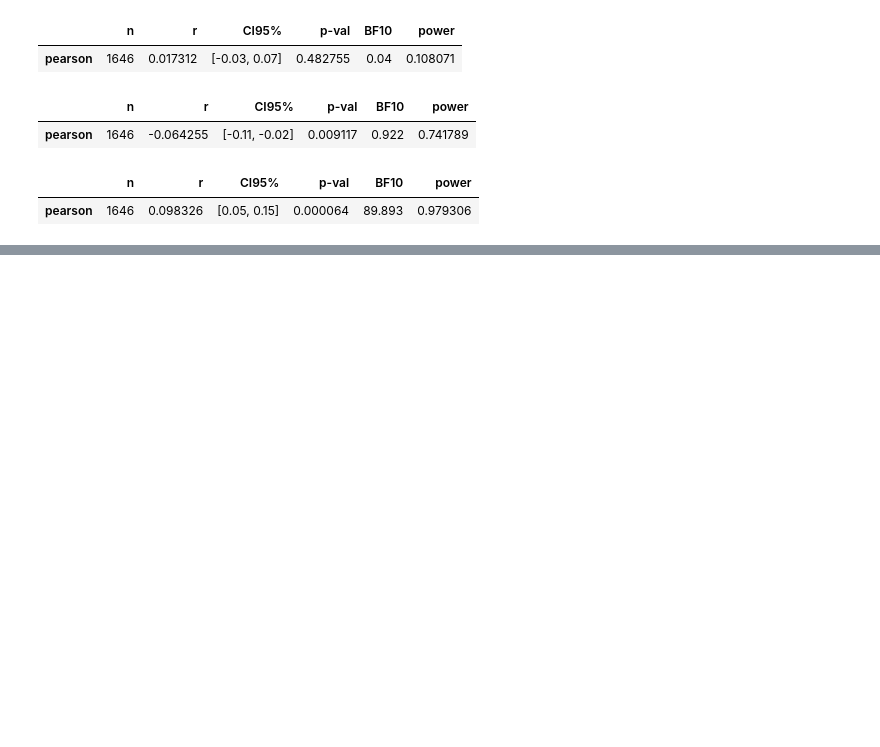
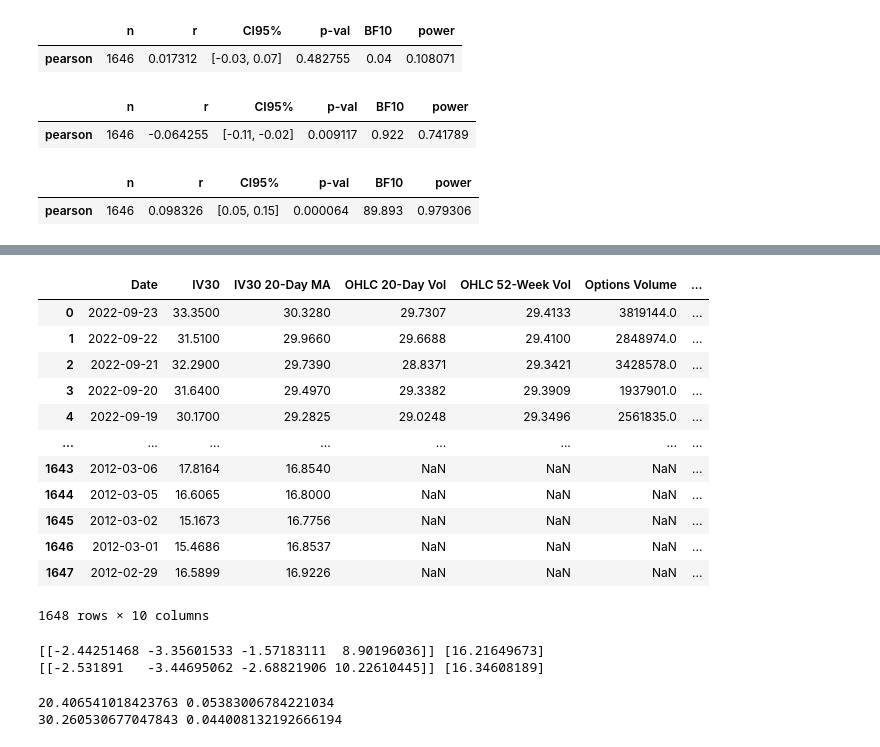
Before and after one commit to JoeZhang1000/News-Sentiment-and-IV, a Jupyter notebook: Sentiment_vs_IV.ipynb, the cells around one changed output, grey strips where cells are left out. Saved outputs shown, nothing was run; the diff lists cells and outputs as text; code cells hidden in the pictures; blank space fills up the shorter version.

Commit message:
Finished other options data

```diff
--- a/Sentiment_vs_IV.ipynb
+++ b/Sentiment_vs_IV.ipynb
@@ -447,0 +452,3 @@ pg.corr(merged1['IV30'], merged1['Content Subjectivity'])
+# %%
+QQQ = pd.read_csv("HistoricalIV_QQQ.csv")
+QQQ
@@ -447,0 +469,6 @@ pg.corr(merged1['IV30'], merged1['Content Subjectivity'])
+# %%
+QQQ['Date'] = pd.to_datetime(QQQ['Date'])
+
+QQQ = QQQ[(QQQ['Date'] >= oldest_date) & (QQQ['Date'] <= most_recent_date)].reset_index(drop=True)
+
+QQQ
@@ -447,0 +489,17 @@ pg.corr(merged1['IV30'], merged1['Content Subjectivity'])
+# %%
+merged2 = pd.merge(QQQ, articles_std_1, on='Date')
+merged2
+# %% [output]
+|  | Date | IV30 | IV30 20-Day MA | OHLC 20-Day Vol | OHLC 52-Week Vol | Options Volume | ... |
+| 0 | 2022-09-23 | 33.3500 | 30.3280 | 29.7307 | 29.4133 | 3819144.0 | ... |
+| 1 | 2022-09-22 | 31.5100 | 29.9660 | 29.6688 | 29.4100 | 2848974.0 | ... |
+| 2 | 2022-09-21 | 32.2900 | 29.7390 | 28.8371 | 29.3421 | 3428578.0 | ... |
+| 3 | 2022-09-20 | 31.6400 | 29.4970 | 29.3382 | 29.3909 | 1937901.0 | ... |
+| 4 | 2022-09-19 | 30.1700 | 29.2825 | 29.0248 | 29.3496 | 2561835.0 | ... |
+| ... | ... | ... | ... | ... | ... | ... | ... |
+| 1643 | 2012-03-06 | 17.8164 | 16.8540 | NaN | NaN | NaN | ... |
+| 1644 | 2012-03-05 | 16.6065 | 16.8000 | NaN | NaN | NaN | ... |
+| 1645 | 2012-03-02 | 15.1673 | 16.7756 | NaN | NaN | NaN | ... |
+| 1646 | 2012-03-01 | 15.4686 | 16.8537 | NaN | NaN | NaN | ... |
+| 1647 | 2012-02-29 | 16.5899 | 16.9226 | NaN | NaN | NaN | ... |
+1648 rows × 10 columns
@@ -447,0 +510,24 @@ pg.corr(merged1['IV30'], merged1['Content Subjectivity'])
+# %%
+model3 = LinearRegression().fit(X1, y1)
+model4 = LinearRegression().fit(X1, y12)
+
+print(model3.coef_, model3.intercept_)
+print(model4.coef_, model4.intercept_)
+# %% [output]
+[[-2.44251468 -3.35601533 -1.57183111  8.90196036]] [16.21649673]
+[[-2.531891   -3.44695062 -2.68821906 10.22610445]] [16.34608189]
+# %%
+y1_pred = model3.predict(X)
+y12_pred = model4.predict(X)
+
+mse_3 = mean_squared_error(y1, y1_pred)
+r2_3 = r2_score(y1, y1_pred)
+
+mse_4 = mean_squared_error(y12, y12_pred)
+r2_4 = r2_score(y12, y12_pred)
+
+print(mse_3, r2_3)
+print(mse_4, r2_4)
+# %% [output]
+20.406541018423763 0.05383006784221034
+30.260530677047843 0.044008132192666194
```
Also changed, not shown: parts of 39 cells of this notebook, 3 other files.
